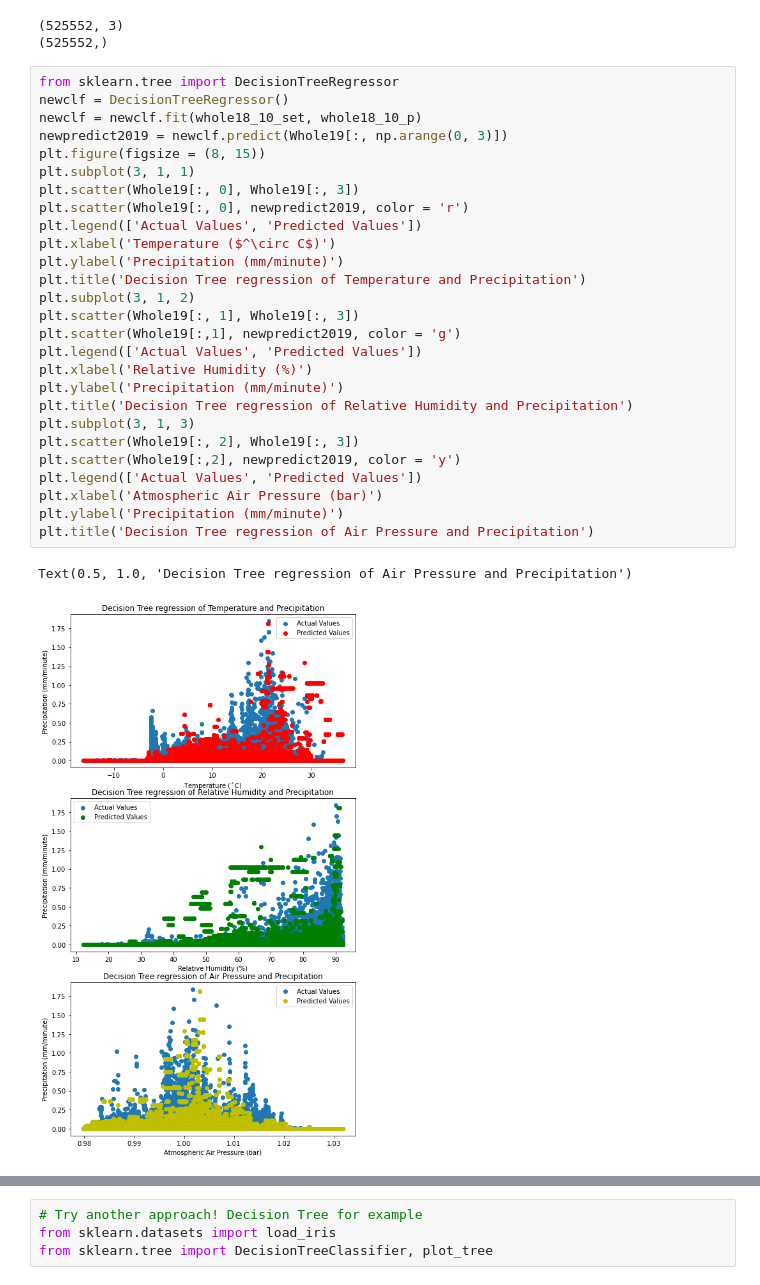
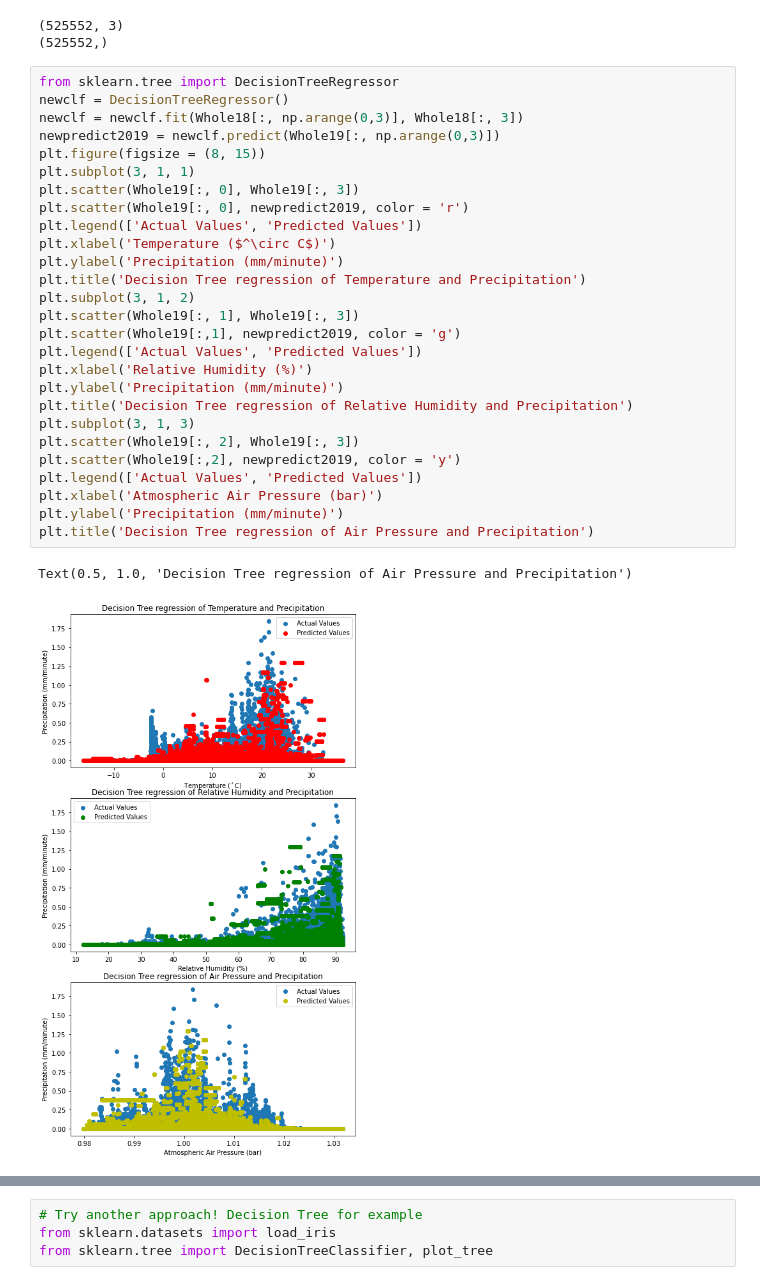
Before and after one commit to zhangt3-e/senior_thesis, a Jupyter notebook: Code/ML.ipynb, the cells around one changed output, grey strips where cells are left out. Drawn from its saved outputs; the diff is of its cells as text.

```diff
--- a/Code/ML.ipynb
+++ b/Code/ML.ipynb
@@ -53,30 +53,30 @@ print(whole18_10_p.shape)
 # %%
 from sklearn.tree import DecisionTreeRegressor
 newclf = DecisionTreeRegressor()
-newclf = newclf.fit(whole18_10_set, whole18_10_p)
-newpredict2019 = newclf.predict(Whole19[:, np.arange(0, 3)])
+newclf = newclf.fit(Whole18[:, np.arange(0,3)], Whole18[:, 3])
+newpredict2019 = newclf.predict(Whole19[:, np.arange(0,3)])
 plt.figure(figsize = (8, 15))
 plt.subplot(3, 1, 1)
 plt.scatter(Whole19[:, 0], Whole19[:, 3])
 plt.scatter(Whole19[:, 0], newpredict2019, color = 'r')
 plt.legend(['Actual Values', 'Predicted Values'])
 plt.xlabel('Temperature ($^\circ C$)')
 plt.ylabel('Precipitation (mm/minute)')
 plt.title('Decision Tree regression of Temperature and Precipitation')
 plt.subplot(3, 1, 2)
 plt.scatter(Whole19[:, 1], Whole19[:, 3])
 plt.scatter(Whole19[:,1], newpredict2019, color = 'g')
 plt.legend(['Actual Values', 'Predicted Values'])
 plt.xlabel('Relative Humidity (%)')
 plt.ylabel('Precipitation (mm/minute)')
 plt.title('Decision Tree regression of Relative Humidity and Precipitation')
 plt.subplot(3, 1, 3)
 plt.scatter(Whole19[:, 2], Whole19[:, 3])
 plt.scatter(Whole19[:,2], newpredict2019, color = 'y')
 plt.legend(['Actual Values', 'Predicted Values'])
 plt.xlabel('Atmospheric Air Pressure (bar)')
 plt.ylabel('Precipitation (mm/minute)')
 plt.title('Decision Tree regression of Air Pressure and Precipitation')
 # %% [output]
 Text(0.5, 1.0, 'Decision Tree regression of Air Pressure and Precipitation')
-[figure, old version]
+[figure, new version]
```
Also changed, not shown: parts of 3 cells of this notebook, 1 other file.
